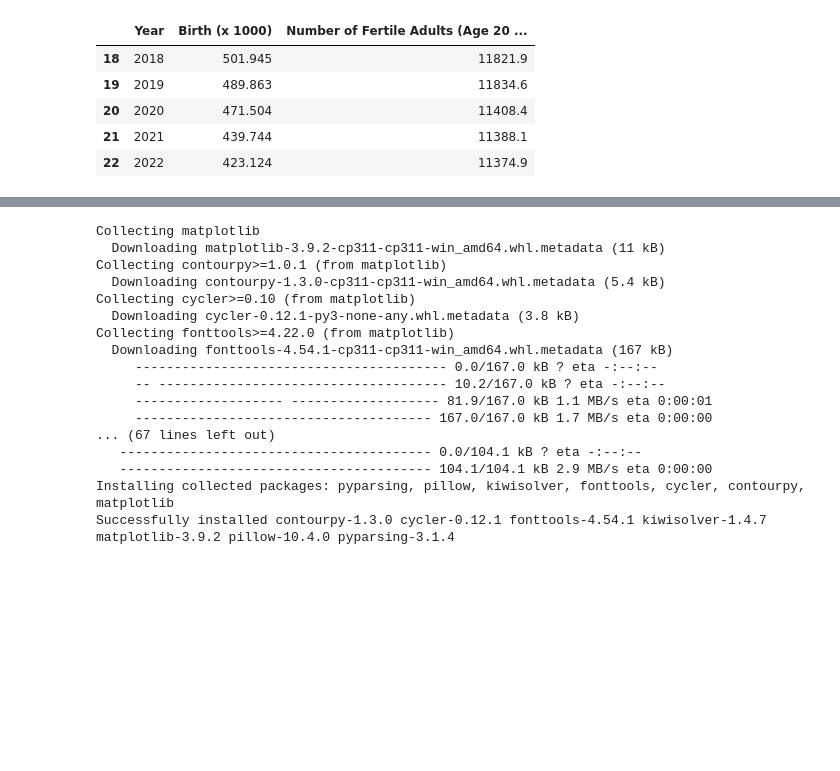
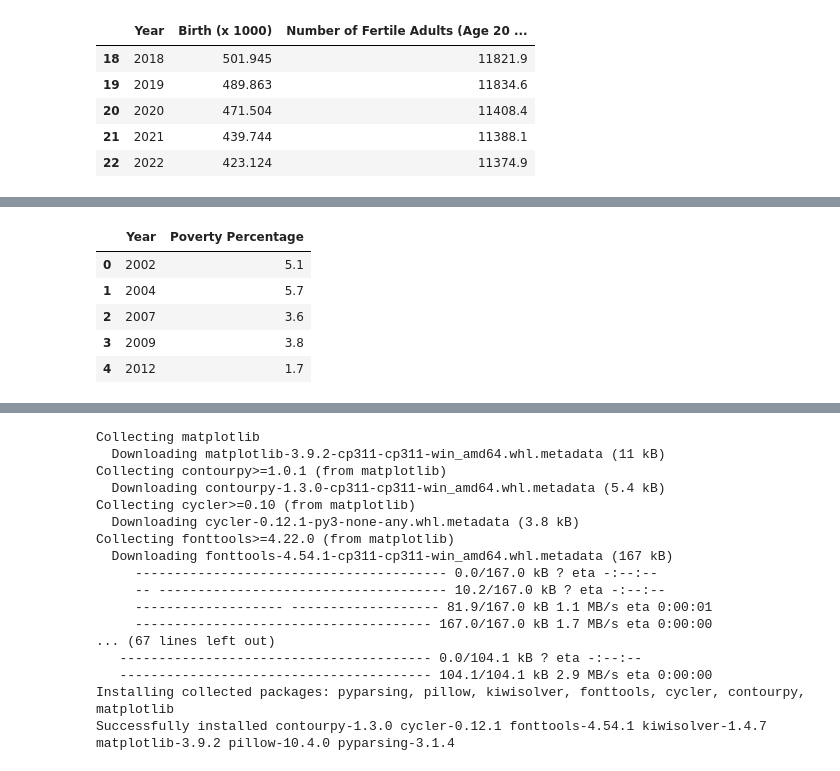
Before and after one commit to llh139/Data-Analytics-Portfolio, a Jupyter notebook: Current Project - Newborn Trend in Malaysia/Data Collection and Wrangling.ipynb, the cells around one changed output, grey strips where cells are left out. Saved outputs shown, nothing was run; the diff lists cells and outputs as text; code cells hidden in the pictures; blank space fills up the shorter version.

```diff
--- a/Current Project - Newborn Trend in Malaysia/Data Collection and Wrangling.ipynb
+++ b/Current Project - Newborn Trend in Malaysia/Data Collection and Wrangling.ipynb
@@ -183,0 +221,19 @@ df_birth_vs_fertile_adult.tail()
+# %%
+URL_DATA = 'https://storage.dosm.gov.my/hies/hh_poverty.parquet'
+
+df_poverty = pd.read_parquet(URL_DATA)
+df_poverty = to_year(df_poverty)
+df_poverty = delete_col(df_poverty, ['poverty_hardcore', 'poverty_relative'])
+df_poverty = change_col_names(df_poverty, ['Year', 'Poverty Percentage'])
+
+df_poverty_00_22 = df_poverty[(df_poverty['Year'] > 1999) & (df_poverty['Year'] < 2023)].reset_index()
+df_poverty_00_22 = delete_col(df_poverty_00_22, 'index')
+
+df_poverty_00_22.head()
+# %% [output]
+|  | Year | Poverty Percentage |
+| 0 | 2002 | 5.1 |
+| 1 | 2004 | 5.7 |
+| 2 | 2007 | 3.6 |
+| 3 | 2009 | 3.8 |
+| 4 | 2012 | 1.7 |
```
Also changed, not shown: parts of 6 cells of this notebook, 1 other file.
